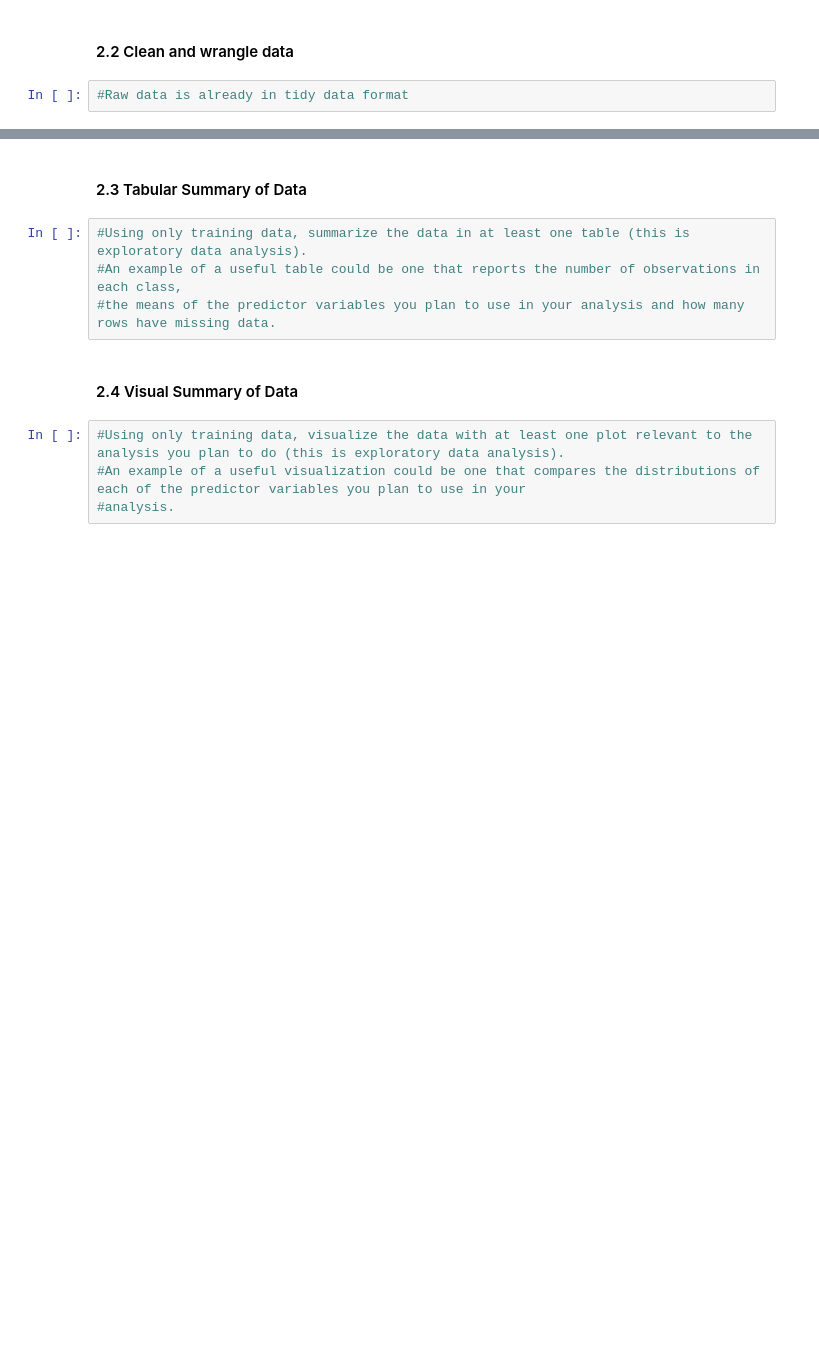
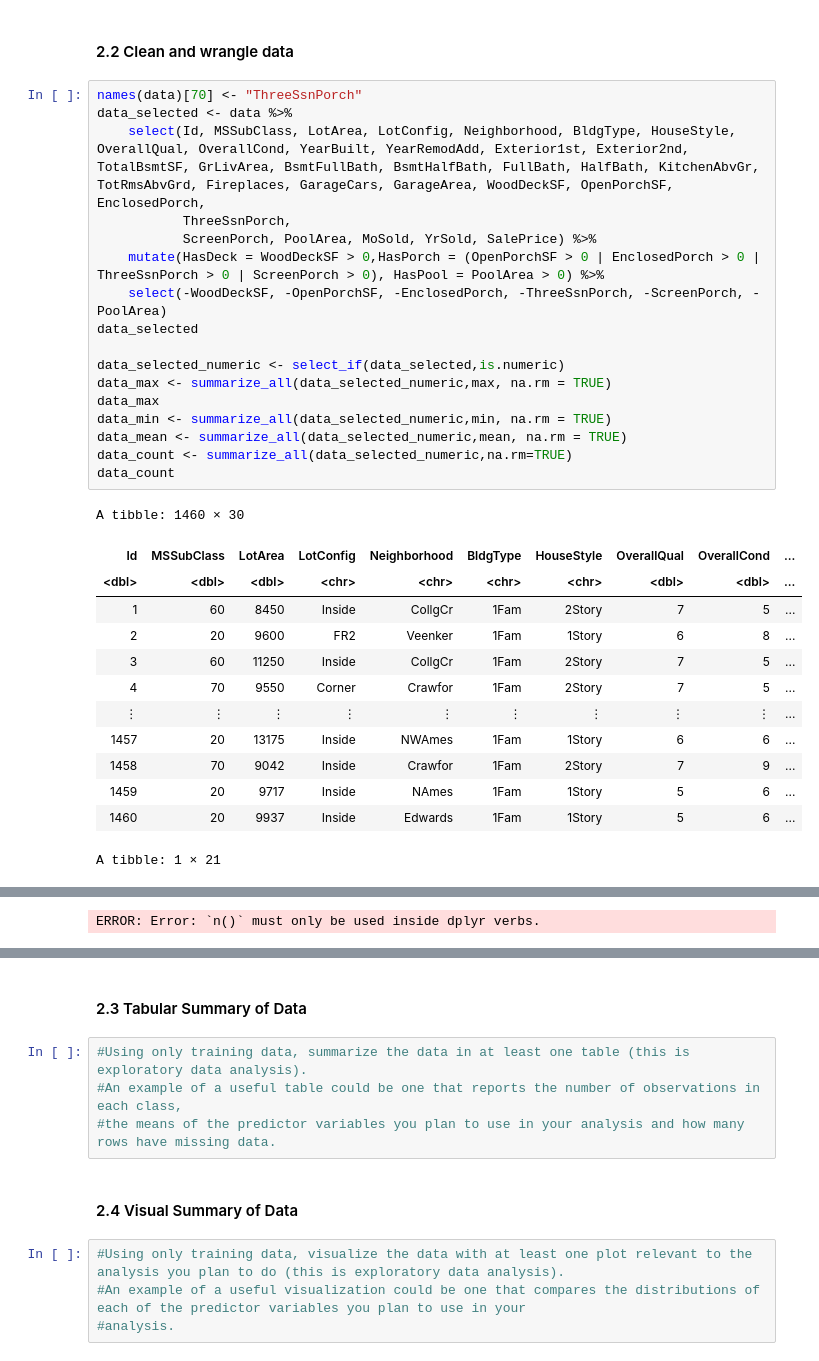
Before and after one commit to jerdavies/home-price-regression, a Jupyter notebook: Project-Proposal.ipynb, the cells around one changed output, grey strips where cells are left out. Cells and saved outputs as stored; diff of their text form; blank space fills up the shorter version.

```diff
--- a/Project-Proposal.ipynb
+++ b/Project-Proposal.ipynb
@@ -50,4 +39,33 @@ Making 'packages.html' ...
 # %% [markdown]
 #### 2.2 Clean and wrangle data
-# %%
-#Raw data is already in tidy data format
+# %%
+names(data)[70] <- "ThreeSsnPorch"
+data_selected <- data %>%
+    select(Id, MSSubClass, LotArea, LotConfig, Neighborhood, BldgType, HouseStyle, OverallQual, OverallCond, YearBuilt, YearRemodAdd, Exterior1st, Exterior2nd, TotalBsmtSF, GrLivArea, BsmtFullBath, BsmtHalfBath, FullBath, HalfBath, KitchenAbvGr, TotRmsAbvGrd, Fireplaces, GarageCars, GarageArea, WoodDeckSF, OpenPorchSF, EnclosedPorch,
+           ThreeSsnPorch,
+           ScreenPorch, PoolArea, MoSold, YrSold, SalePrice) %>%
+    mutate(HasDeck = WoodDeckSF > 0,HasPorch = (OpenPorchSF > 0 | EnclosedPorch > 0 | ThreeSsnPorch > 0 | ScreenPorch > 0), HasPool = PoolArea > 0) %>%
+    select(-WoodDeckSF, -OpenPorchSF, -EnclosedPorch, -ThreeSsnPorch, -ScreenPorch, -PoolArea)
+data_selected
+
+data_selected_numeric <- select_if(data_selected,is.numeric)
+data_max <- summarize_all(data_selected_numeric,max, na.rm = TRUE)
+data_max
+data_min <- summarize_all(data_selected_numeric,min, na.rm = TRUE)
+data_mean <- summarize_all(data_selected_numeric,mean, na.rm = TRUE)
+data_count <- summarize_all(data_selected_numeric,na.rm=TRUE)
+data_count
+# %% [output]
+A tibble: 1460 × 30
+| Id | MSSubClass | LotArea | LotConfig | Neighborhood | BldgType | HouseStyle | OverallQual | OverallCond | ... |
+| <dbl> | <dbl> | <dbl> | <chr> | <chr> | <chr> | <chr> | <dbl> | <dbl> | ... |
+| 1 | 60 | 8450 | Inside | CollgCr | 1Fam | 2Story | 7 | 5 | ... |
+| 2 | 20 | 9600 | FR2 | Veenker | 1Fam | 1Story | 6 | 8 | ... |
+| 3 | 60 | 11250 | Inside | CollgCr | 1Fam | 2Story | 7 | 5 | ... |
+| 4 | 70 | 9550 | Corner | Crawfor | 1Fam | 2Story | 7 | 5 | ... |
+| ⋮ | ⋮ | ⋮ | ⋮ | ⋮ | ⋮ | ⋮ | ⋮ | ⋮ | ... |
+| 1457 | 20 | 13175 | Inside | NWAmes | 1Fam | 1Story | 6 | 6 | ... |
+| 1458 | 70 | 9042 | Inside | Crawfor | 1Fam | 2Story | 7 | 9 | ... |
+| 1459 | 20 | 9717 | Inside | NAmes | 1Fam | 1Story | 5 | 6 | ... |
+| 1460 | 20 | 9937 | Inside | Edwards | 1Fam | 1Story | 5 | 6 | ... |
+A tibble: 1 × 21
@@ -53,0 +75 @@ Making 'packages.html' ...
+ERROR: Error: `n()` must only be used inside dplyr verbs.
```
Also changed, not shown: parts of 4 cells of this notebook, 1 other file.
